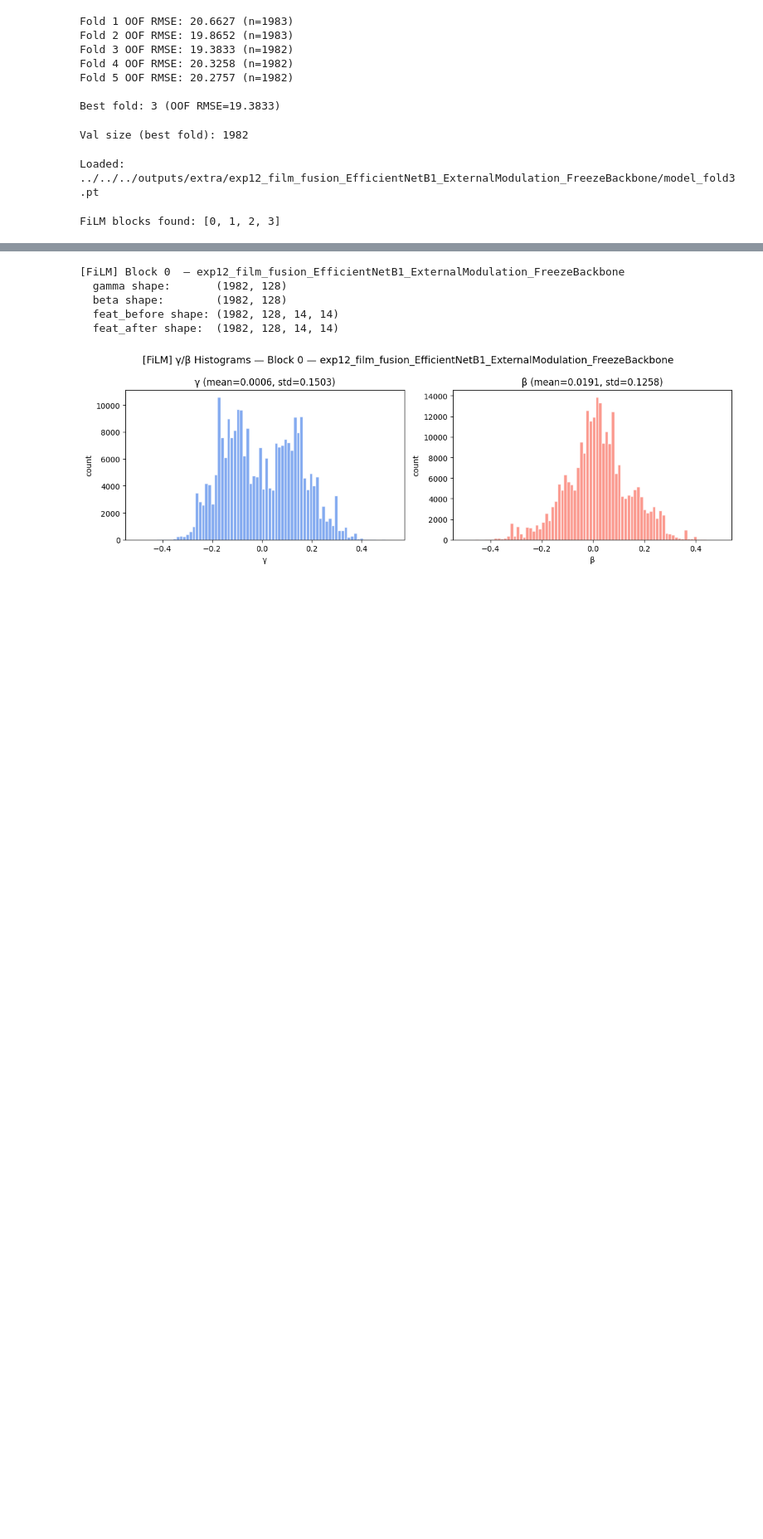
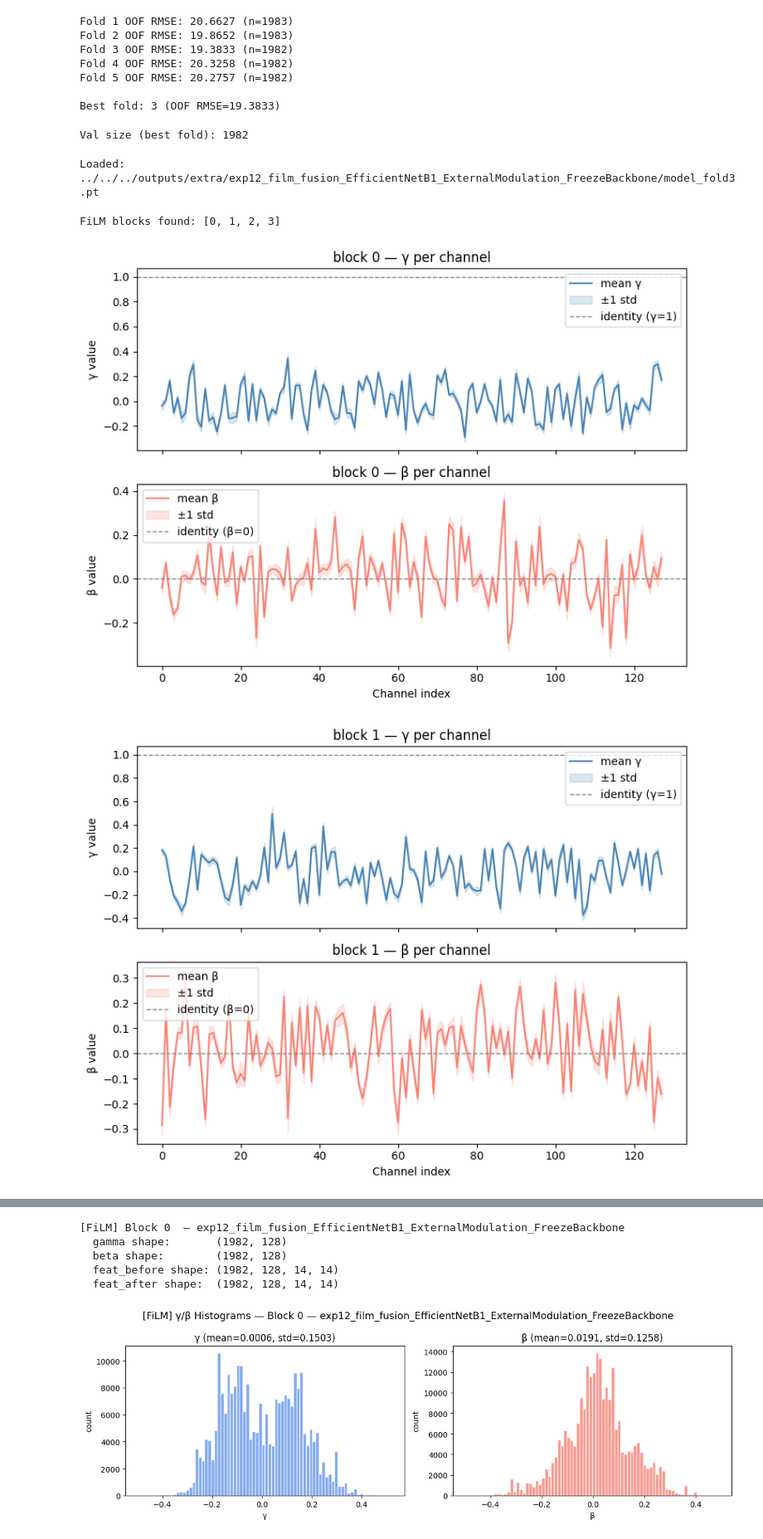
Before and after one commit to GhiasAli17/Petfinder-Pawpularity-Analysis, a Jupyter notebook: extra/exp12_film/film_analysis/exp12_FiLM_EfficientNetB1_ExternalModulationFreezeBackbone.ipynb, the cells around one changed output, grey strips where cells are left out. Shown at 83% size. Saved outputs shown, nothing was run; the diff lists cells and outputs as text; code cells hidden in the pictures; blank space fills up the shorter version.

Commit message:
plot for channel wise gamma and beta values

```diff
--- a/extra/exp12_film/film_analysis/exp12_FiLM_EfficientNetB1_ExternalModulationFreezeBackbone.ipynb
+++ b/extra/exp12_film/film_analysis/exp12_FiLM_EfficientNetB1_ExternalModulationFreezeBackbone.ipynb
@@ -124,3 +124,15 @@ gamma, beta, feat_before, feat_after = collect_film_stats(
 print("FiLM blocks found:", sorted(gamma.keys()))
 # %% [output]
 FiLM blocks found: [0, 1, 2, 3]
+# %%
+from src.film_analysis import plot_gamma_beta_per_channel
+
+plot_gamma_beta_per_channel(
+    gamma   = gamma,
+    beta    = beta,
+    exp_name = cfg["name"],
+    out_dir  = out_dir,
+)
+# %% [output]
+[figure, added]
+[figure, added]
```
Also changed, not shown: parts of 1 cell of this notebook, 8 other files.
